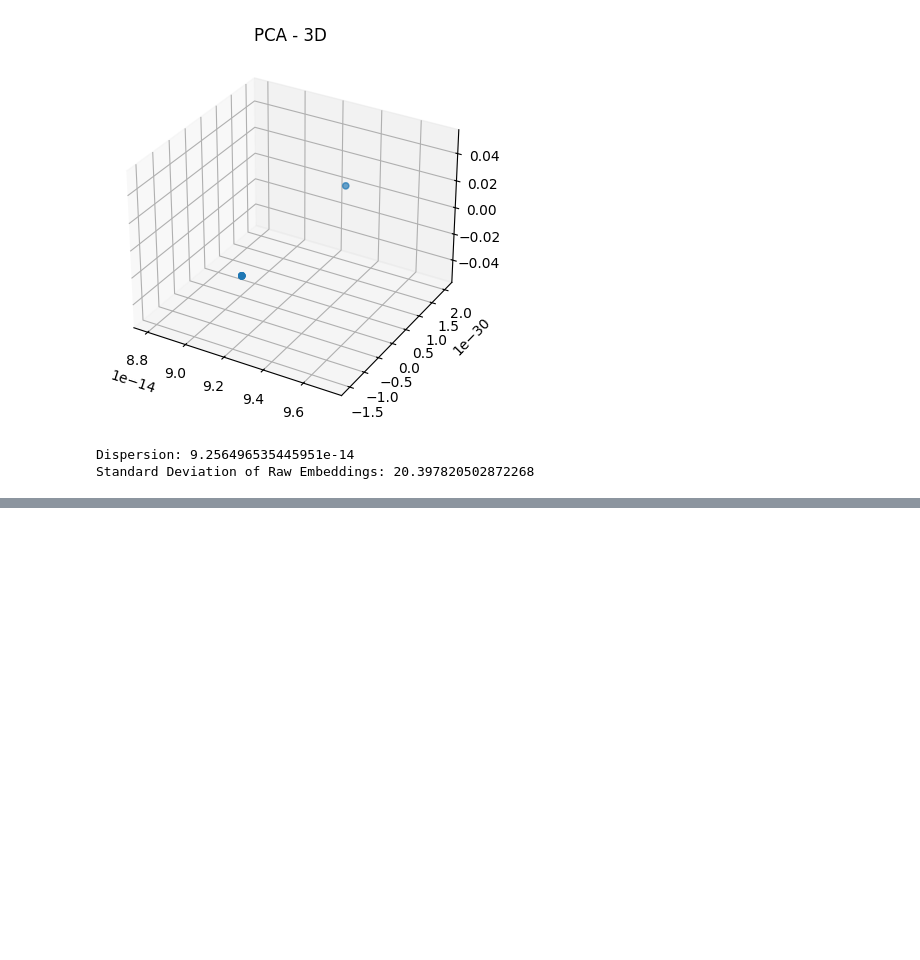
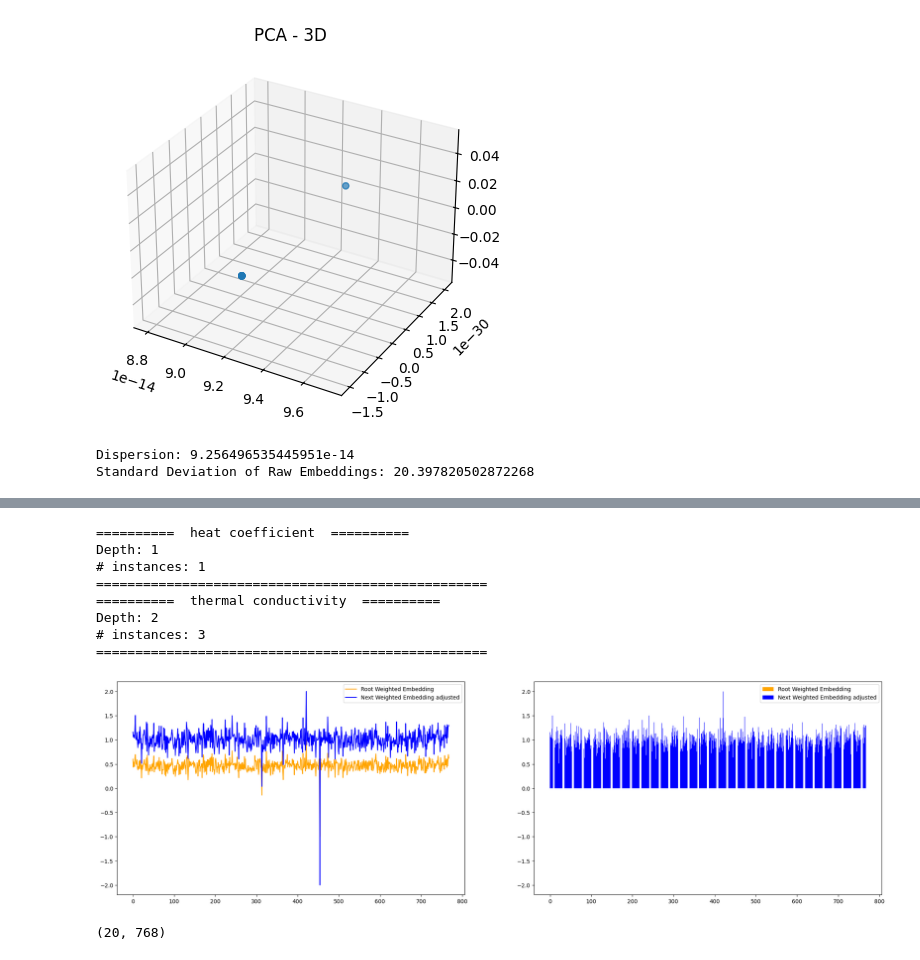
Before and after one commit to Stark16/Hypothesis_Generation_Active_Learning, a Jupyter notebook: context_embd_analysis.ipynb, the cells around one changed output, grey strips where cells are left out. Saved outputs shown, nothing was run; the diff lists cells and outputs as text; code cells hidden in the pictures; blank space fills up the shorter version.

```diff
--- a/context_embd_analysis.ipynb
+++ b/context_embd_analysis.ipynb
@@ -146,0 +226,30 @@ Standard Deviation of Raw Embeddings: 20.397820502872268
+# %%
+## Load a json tree-
+
+tree_name = 'run_1'
+PATH_tree = os.path.join(PATH3_contex_forest, tree_name, 'embdng_tree.json')
+with open(PATH_tree, 'r') as f:
+    emdng_context_tree3 = json.load(f)
+show_one_embedding(emdng_context_tree3)
+# %% [output]
+==========  heat coefficient  ==========
+Depth: 1
+# instances: 1
+==================================================
+==========  thermal conductivity  ==========
+Depth: 2
+# instances: 3
+==================================================
+[figure, added]
+# %%
+raw_embedding_space = np.random.rand(len(os.listdir(PATH3_contex_forest)), 768)
+for i, run_num in enumerate(os.listdir(PATH3_contex_forest)):
+    PATH_tree = os.path.join(PATH3_contex_forest, run_num, 'embdng_tree.json')
+    with open(PATH_tree, 'r') as f:
+        emdng_context_tree3 = json.load(f)
+
+    final_embedding = calculate_context_embedding(emdng_context_tree3, normalize=False)
+    raw_embedding_space[i, :] = final_embedding
+raw_embedding_space.shape
+# %% [output]
+(20, 768)
```
Also changed, not shown: parts of 15 cells of this notebook.
